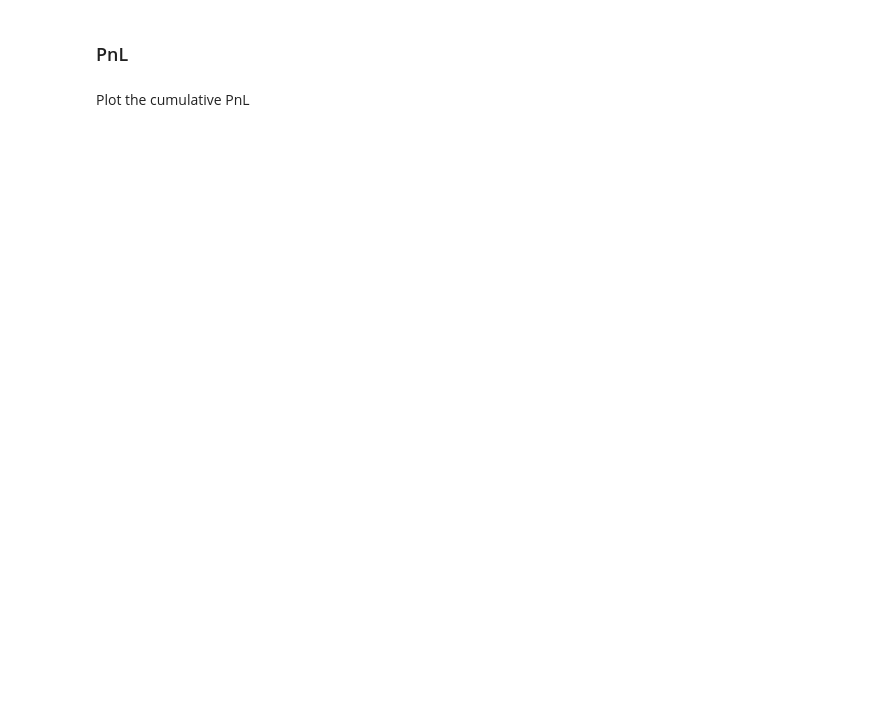
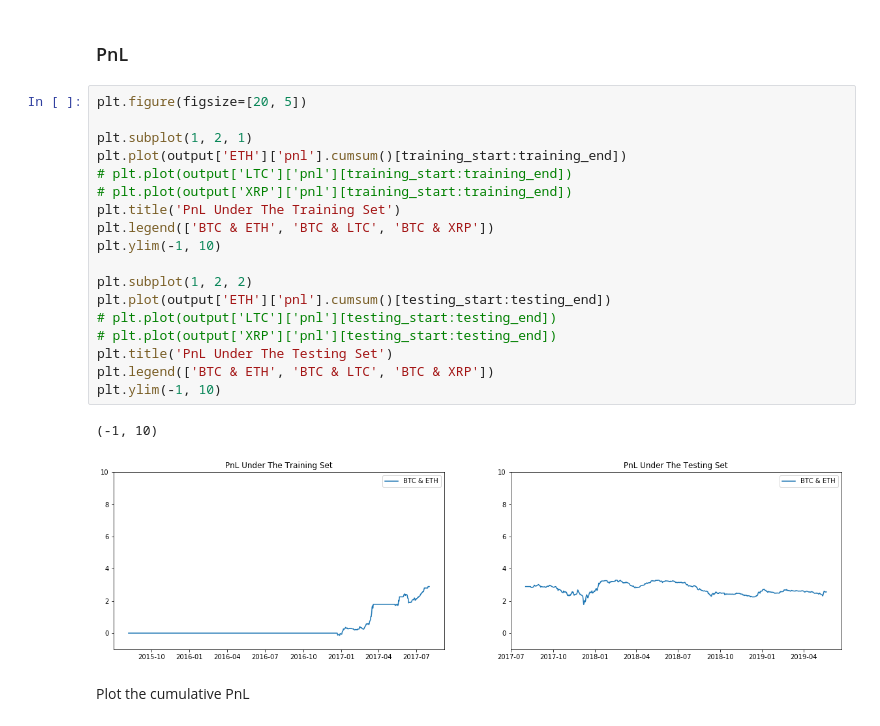
Before and after one commit to DinodC/pair-trading-cryptos, a Jupyter notebook: 02_pair_trading_cryptos.ipynb, the cells around one changed output. Cells and saved outputs as stored; diff of their text form; blank space fills up the shorter version.

```diff
--- a/02_pair_trading_cryptos.ipynb
+++ b/02_pair_trading_cryptos.ipynb
@@ -315,5 +321,26 @@ These mean-reversions did not persist in the test set where the spread trended u
 # %% [markdown]
 ### PnL
+# %%
+plt.figure(figsize=[20, 5])
+
+plt.subplot(1, 2, 1)
+plt.plot(output['ETH']['pnl'].cumsum()[training_start:training_end])
+# plt.plot(output['LTC']['pnl'][training_start:training_end])
+# plt.plot(output['XRP']['pnl'][training_start:training_end])
+plt.title('PnL Under The Training Set')
+plt.legend(['BTC & ETH', 'BTC & LTC', 'BTC & XRP'])
+plt.ylim(-1, 10)
+
+plt.subplot(1, 2, 2)
+plt.plot(output['ETH']['pnl'].cumsum()[testing_start:testing_end])
+# plt.plot(output['LTC']['pnl'][testing_start:testing_end])
+# plt.plot(output['XRP']['pnl'][testing_start:testing_end])
+plt.title('PnL Under The Testing Set')
+plt.legend(['BTC & ETH', 'BTC & LTC', 'BTC & XRP'])
+plt.ylim(-1, 10)
+# %% [output]
+(-1, 10)
+[figure, added]
 # %% [markdown]
 Plot the cumulative PnL
 # %%
```
Also changed, not shown: parts of 21 cells of this notebook.
